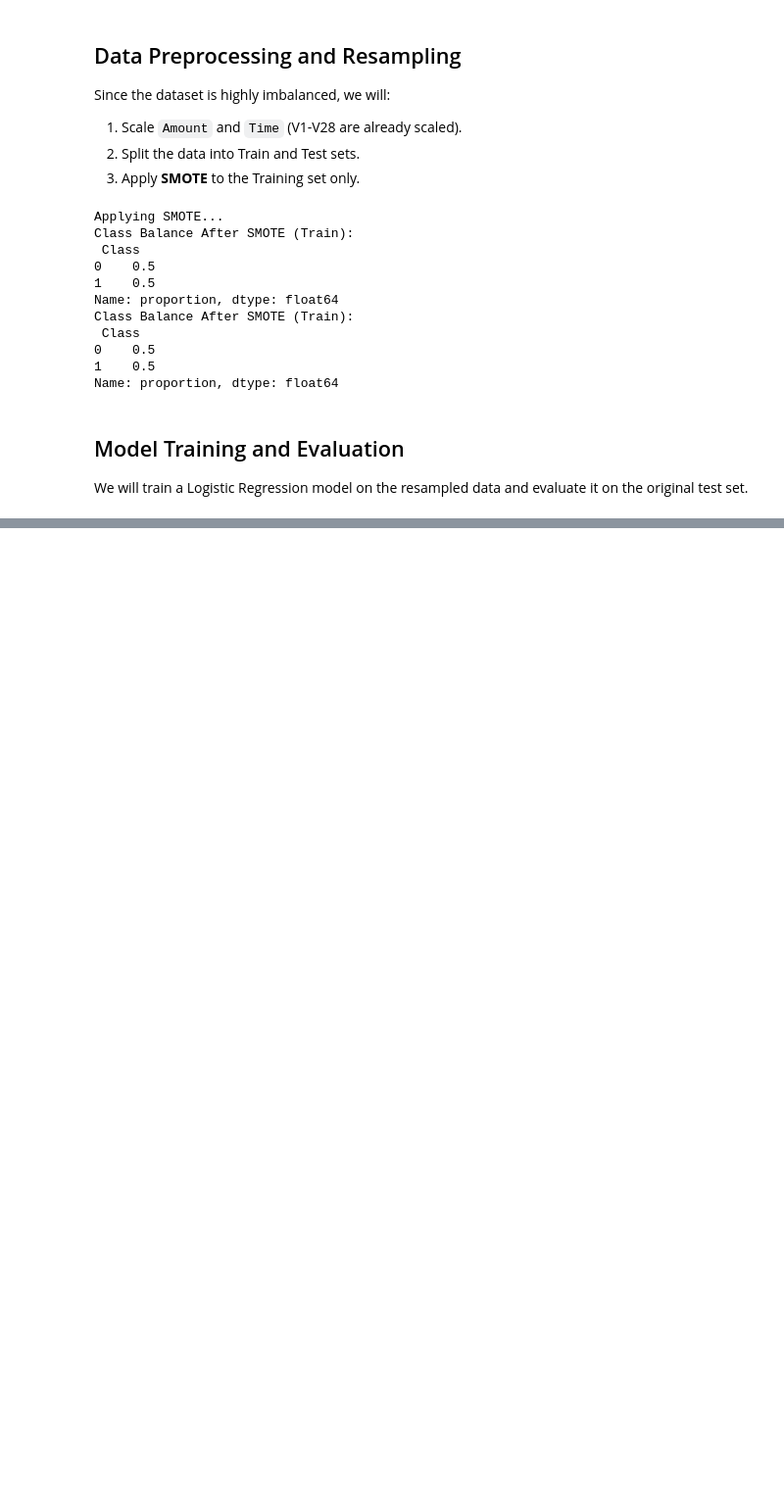
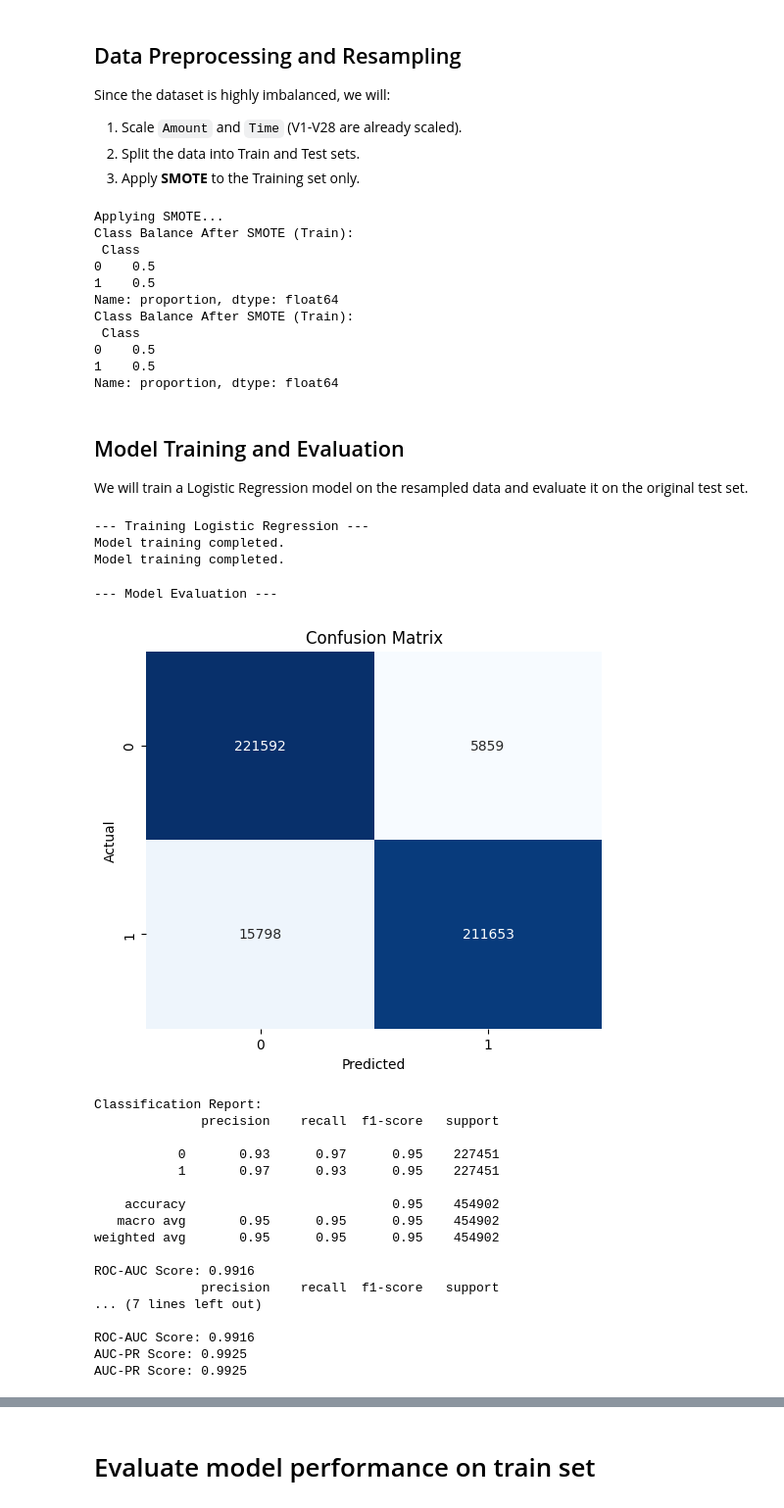
Before and after one commit to MYGBM/Improved-detection-of-fraud-cases-for-e-commerce-and-bank-transactions, a Jupyter notebook: notebooks/modelling-credit-data.ipynb, the cells around one changed output, grey strips where cells are left out. Shown at 98% size. Saved outputs shown, nothing was run; the diff lists cells and outputs as text; code cells hidden in the pictures; blank space fills up the shorter version.

```diff
--- a/notebooks/modelling-credit-data.ipynb
+++ b/notebooks/modelling-credit-data.ipynb
@@ -114,3 +114,36 @@ Name: proportion, dtype: float64
 ## Model Training and Evaluation
 
 We will train a Logistic Regression model on the resampled data and evaluate it on the original test set.
+# %%
+# Initialize Model Class
+fraud_model = FraudModel()
+
+# Train Logistic Regression on Resampled Data
+model = fraud_model.train_logistic_regression(X_train_resampled, y_train_resampled, max_iter=1000, random_state=42)
+# %% [output]
+--- Training Logistic Regression ---
+Model training completed.
+Model training completed.
+# %%
+# Evaluate on Train Data
+metrics = fraud_model.evaluate_model(X_train_resampled, y_train_resampled)
+# %% [output]
+--- Model Evaluation ---
+[figure, added]
+Classification Report:
+              precision    recall  f1-score   support
+
+           0       0.93      0.97      0.95    227451
+           1       0.97      0.93      0.95    227451
+
+    accuracy                           0.95    454902
+   macro avg       0.95      0.95      0.95    454902
+weighted avg       0.95      0.95      0.95    454902
+
+ROC-AUC Score: 0.9916
+              precision    recall  f1-score   support
+... (7 lines left out)
+
+ROC-AUC Score: 0.9916
+AUC-PR Score: 0.9925
+AUC-PR Score: 0.9925
@@ -116,0 +151,2 @@ We will train a Logistic Regression model on the resampled data and evaluate it
+# %% [markdown]
+# Evaluate model performance on train set
```
Also changed, not shown: parts of 5 cells of this notebook, 1 other file.
